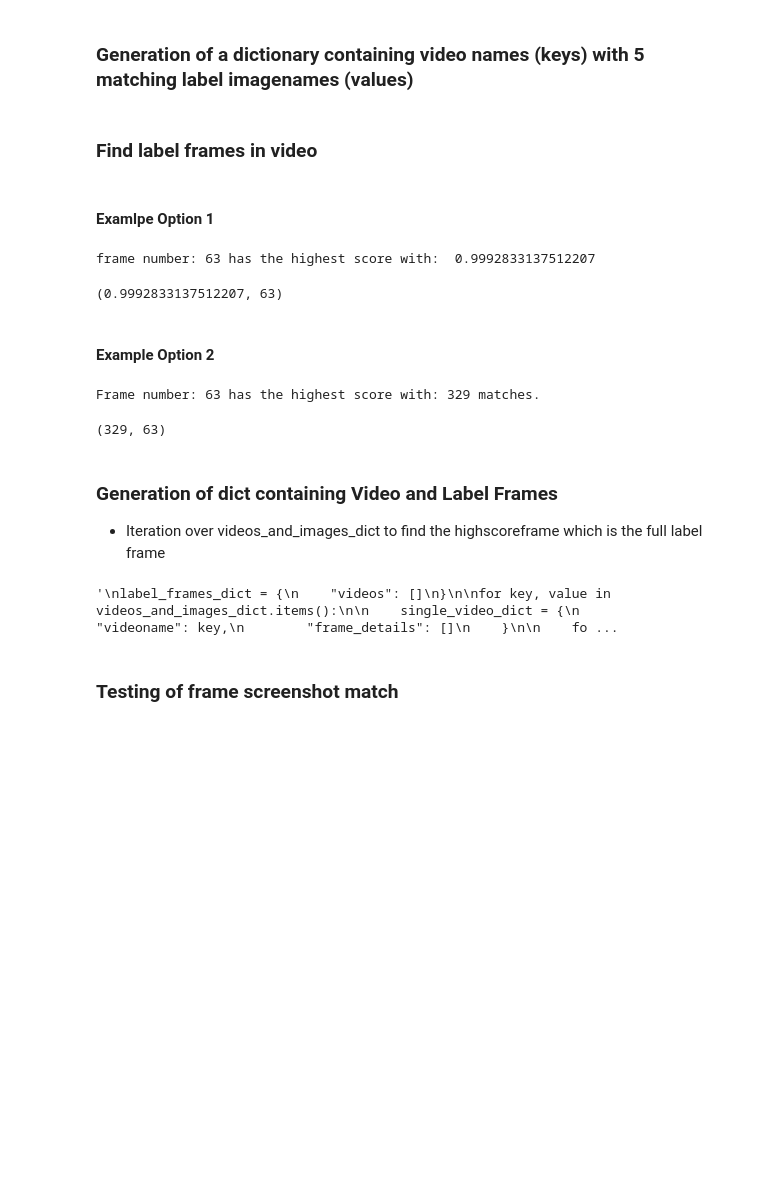
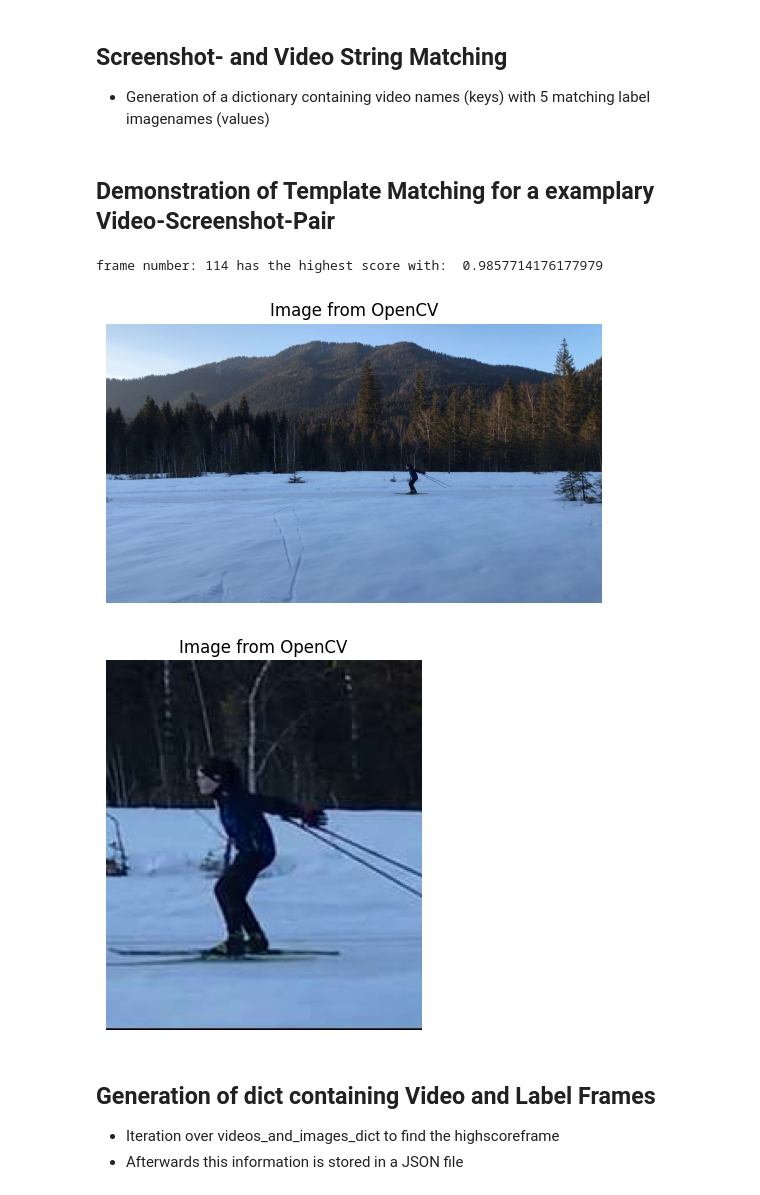
Before and after one commit to MarcWoerner/SkiExtract, a Jupyter notebook: JsonBuild.ipynb, the cells around one changed output. Drawn from its saved outputs; the diff is of its cells as text; code cells hidden in the pictures; blank space fills up the shorter version.

```diff
--- a/JsonBuild.ipynb
+++ b/JsonBuild.ipynb
@@ -140,7 +106,8 @@ for video_path in skier_videos:
     file_name_with_extension = os.path.basename(video_path)
     video_file_names.append(file_name_with_extension)
 # %% [markdown]
-### Generation of a dictionary containing video names (keys) with 5 matching label imagenames (values)
+## Screenshot- and Video String Matching
+- Generation of a dictionary containing video names (keys) with 5 matching label imagenames (values)
 # %%
 videos_and_images_dict = {}
 
@@ -155,28 +121,28 @@ for video_string in video_file_names:
     key_list = list(top_5.keys())
 
     videos_and_images_dict[video_string] = key_list
-# %% [markdown]
-### Find label frames in video
-# %% [markdown]
-#### Examlpe Option 1
+# %% [markdown]
+## Demonstration of Template Matching for a examplary Video-Screenshot-Pair
 # %%
-path_to_screenshot = "/Volumes/ThesisUSB/AVP XC Skiing Data/Skating 2-1 armswing/pictures/lateral/" + videos_and_images_dict['Hermann Noemi.mp4'][1]
-path_to_frame = "/Volumes/ThesisUSB/AVP XC Skiing Data/Skating 2-1 armswing/videos/lateral/" + "Hermann Noemi.mp4"
+path_to_example_screenshot = "/Volumes/ThesisUSB/AVP XC Skiing Data/Skating 2-1 armswing/pictures/lateral/" + videos_and_images_dict['Grüner Amelie.MOV'][1]
+path_to_frame = "/Volumes/ThesisUSB/AVP XC Skiing Data/Skating 2-1 armswing/videos/lateral/" + "Grüner Amelie.MOV"
 
-compare_frames_screenshot_with_matchTemplate(path_to_frame, path_to_screenshot)
+example_score, example_frame = compare_frames_screenshot_with_matchTemplate(path_to_frame, path_to_example_screenshot)
+screenshot = cv2.imread(path_to_example_screenshot, cv2.IMREAD_COLOR)
+test_cap = cv2.VideoCapture(path_to_frame)
+test_cap.set(cv2.CAP_PROP_POS_FRAMES, example_frame)
+ret, extracted_frame = test_cap.read()
+
+plot_frame(extracted_frame)
+plot_frame(screenshot)
 # %% [output]
-frame number: 63 has the highest score with:  0.9992833137512207
+frame number: 114 has the highest score with:  0.9857714176177979
-(0.9992833137512207, 63)
+[figure, added]
+[figure, added]
-# %% [markdown]
-#### Example Option 2
-# %%
-compare_frames_screenshot_with_orb(path_to_frame, path_to_screenshot)
-# %% [output]
-Frame number: 63 has the highest score with: 329 matches.
-(329, 63)
 # %% [markdown]
-### Generation of dict containing Video and Label Frames
-- Iteration over videos_and_images_dict to find the highscoreframe which is the full label frame
+## Generation of dict containing Video and Label Frames
+- Iteration over videos_and_images_dict to find the highscoreframe
+- Afterwards this information is stored in a JSON file
 # %%
 label_frames_dict = {
     "videos": []
@@ -196,7 +162,6 @@ for key, value in videos_and_images_dict.items():
         path_to_frame = "/Volumes/ThesisUSB/AVP XC Skiing Data/Skating 2-1 armswing/videos/lateral/" + key
         path_to_screenshot = "/Volumes/ThesisUSB/AVP XC Skiing Data/Skating 2-1 armswing/pictures/lateral/" + videos_and_images_dict[key][screenshot]
 
-        # compare_frames_screenshot_with_matchTemplate(path_to_frame, path_to_screenshot)
         highest_match_score, highscore_frame = compare_frames_screenshot_with_matchTemplate(path_to_frame, path_to_screenshot)
 
         frame_detail_dict["frame_number"] = highscore_frame
@@ -207,9 +172,5 @@ for key, value in videos_and_images_dict.items():
 
     label_frames_dict["videos"].append(single_video_dict)
 
-with open("LabelFrames.json", "w") as json_file:
-    json.dump(label_frames_dict, json_file, indent=4)
+with open("LabelFrames.json", "w", encoding="utf-8") as json_file:
+    json.dump(label_frames_dict, json_file, indent=4, ensure_ascii=False)
-# %% [output]
-'\nlabel_frames_dict = {\n    "videos": []\n}\n\nfor key, value in videos_and_images_dict.items():\n\n    single_video_dict = {\n        "videoname": key,\n        "frame_details": []\n    }\n\n    fo ...
-# %% [markdown]
-### Testing of frame screenshot match
```
Also changed, not shown: parts of 13 cells of this notebook.
